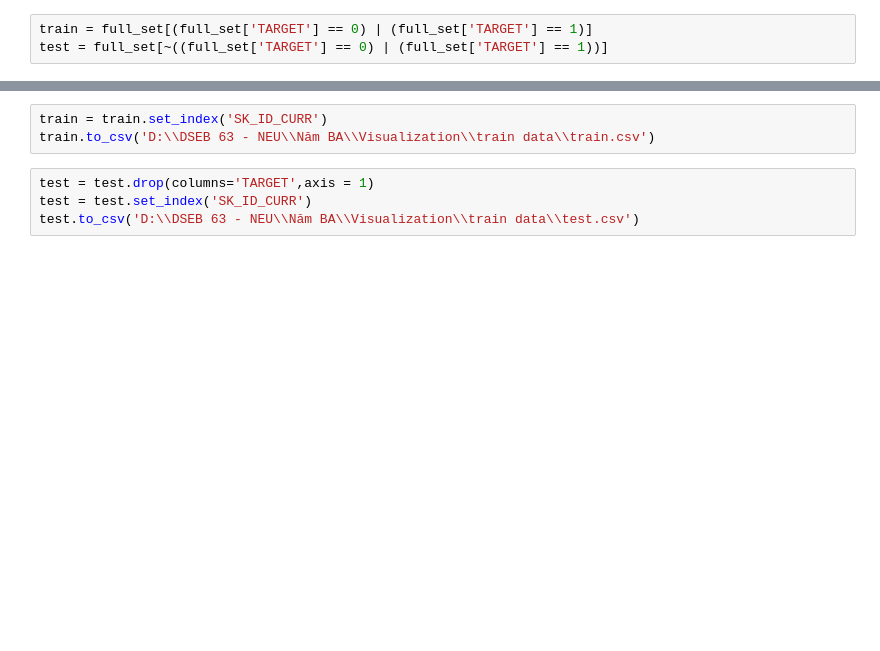
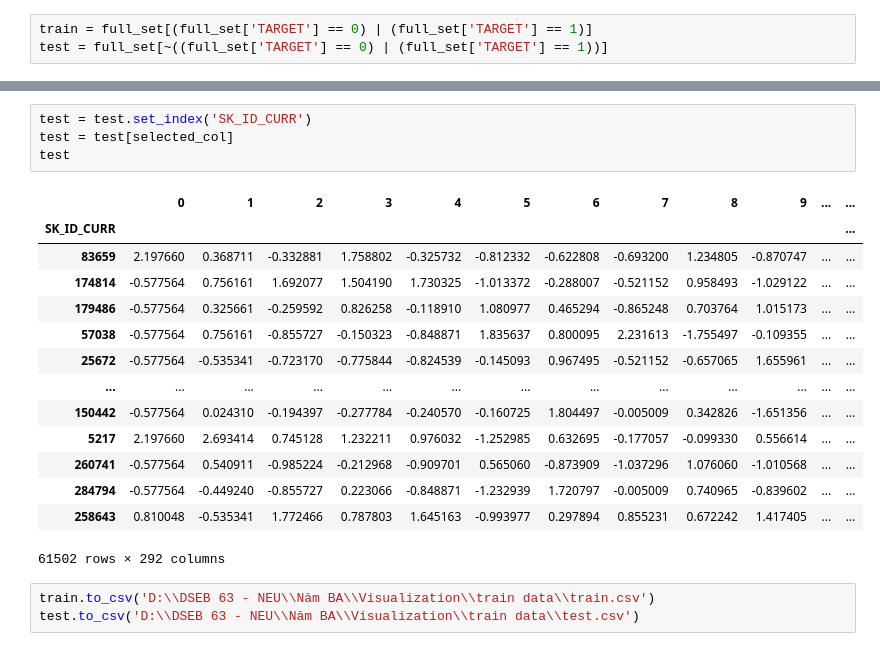
Before and after one commit to dunp7/Home-Default-Credit-Risk, a Jupyter notebook: Features Engineer and Selection/all_table.ipynb, the cells around one changed output, grey strips where cells are left out. Cells and saved outputs as stored; diff of their text form; blank space fills up the shorter version.

```diff
--- a/Features Engineer and Selection/all_table.ipynb
+++ b/Features Engineer and Selection/all_table.ipynb
@@ -204,7 +250,22 @@ test = full_set[~((full_set['TARGET'] == 0) | (full_set['TARGET'] == 1))]
+# %%
+test = test.set_index('SK_ID_CURR')
+test = test[selected_col]
+test
+# %% [output]
+|  | 0 | 1 | 2 | 3 | 4 | 5 | 6 | 7 | 8 | 9 | ... | ... |
+| SK_ID_CURR |  |  |  |  |  |  |  |  |  |  |  | ... |
+| 83659 | 2.197660 | 0.368711 | -0.332881 | 1.758802 | -0.325732 | -0.812332 | -0.622808 | -0.693200 | 1.234805 | -0.870747 | ... | ... |
+| 174814 | -0.577564 | 0.756161 | 1.692077 | 1.504190 | 1.730325 | -1.013372 | -0.288007 | -0.521152 | 0.958493 | -1.029122 | ... | ... |
+| 179486 | -0.577564 | 0.325661 | -0.259592 | 0.826258 | -0.118910 | 1.080977 | 0.465294 | -0.865248 | 0.703764 | 1.015173 | ... | ... |
+| 57038 | -0.577564 | 0.756161 | -0.855727 | -0.150323 | -0.848871 | 1.835637 | 0.800095 | 2.231613 | -1.755497 | -0.109355 | ... | ... |
+| 25672 | -0.577564 | -0.535341 | -0.723170 | -0.775844 | -0.824539 | -0.145093 | 0.967495 | -0.521152 | -0.657065 | 1.655961 | ... | ... |
+| ... | ... | ... | ... | ... | ... | ... | ... | ... | ... | ... | ... | ... |
+| 150442 | -0.577564 | 0.024310 | -0.194397 | -0.277784 | -0.240570 | -0.160725 | 1.804497 | -0.005009 | 0.342826 | -1.651356 | ... | ... |
+| 5217 | 2.197660 | 2.693414 | 0.745128 | 1.232211 | 0.976032 | -1.252985 | 0.632695 | -0.177057 | -0.099330 | 0.556614 | ... | ... |
+| 260741 | -0.577564 | 0.540911 | -0.985224 | -0.212968 | -0.909701 | 0.565060 | -0.873909 | -1.037296 | 1.076060 | -1.010568 | ... | ... |
+| 284794 | -0.577564 | -0.449240 | -0.855727 | 0.223066 | -0.848871 | -1.232939 | 1.720797 | -0.005009 | 0.740965 | -0.839602 | ... | ... |
+| 258643 | 0.810048 | -0.535341 | 1.772466 | 0.787803 | 1.645163 | -0.993977 | 0.297894 | 0.855231 | 0.672242 | 1.417405 | ... | ... |
+61502 rows × 292 columns
 # %%
-train = train.set_index('SK_ID_CURR')
 train.to_csv('D:\\DSEB 63 - NEU\\Năm BA\\Visualization\\train data\\train.csv')
+test.to_csv('D:\\DSEB 63 - NEU\\Năm BA\\Visualization\\train data\\test.csv')
-# %%
-test = test.drop(columns='TARGET',axis = 1)
-test = test.set_index('SK_ID_CURR')
-test.to_csv('D:\\DSEB 63 - NEU\\Năm BA\\Visualization\\train data\\test.csv')
```
Also changed, not shown: parts of 5 cells of this notebook.
